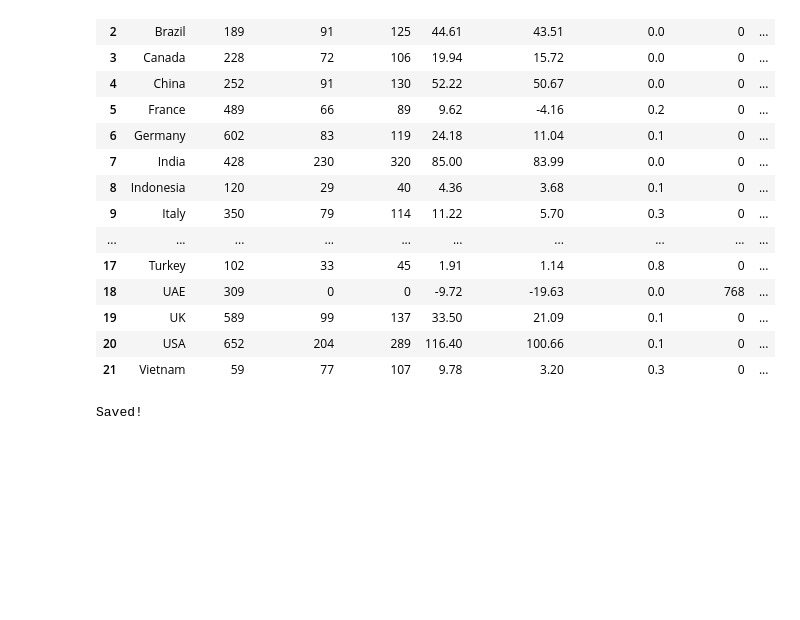
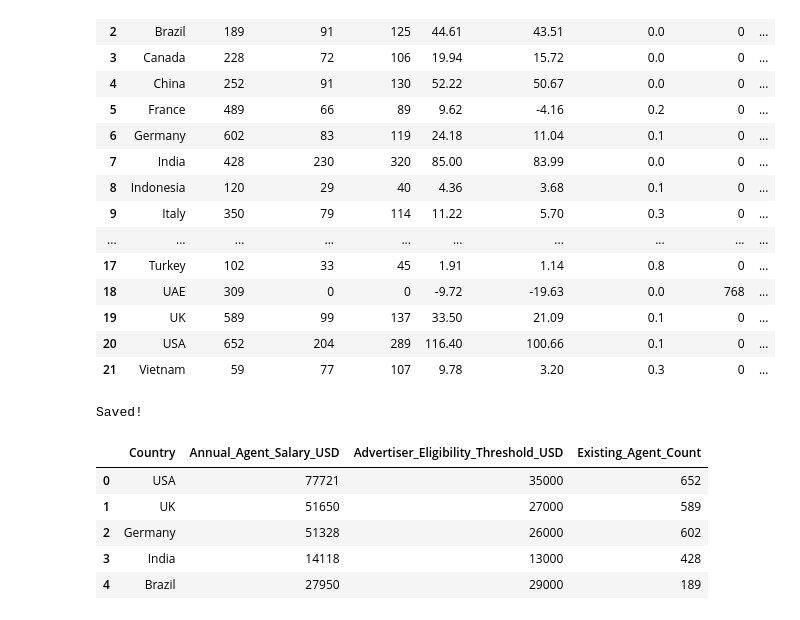
Before and after one commit to JahnaviSam/staffing-hackathon, a Jupyter notebook: analysis/simulator.ipynb, the cells around one changed output. Saved outputs shown, nothing was run; the diff lists cells and outputs as text; code cells hidden in the pictures; blank space fills up the shorter version.

```diff
--- a/analysis/simulator.ipynb
+++ b/analysis/simulator.ipynb
@@ -284,3 +284,14 @@ summary.to_csv("../data/processed/plan_summary.csv", index=False)
 print("Saved!")
 # %% [output]
 Saved!
+# %%
+countries = params.merge(staff.reset_index(), on="Country")
+countries.to_csv("../data/processed/countries.csv", index=False)
+countries.head()
+# %% [output]
+|  | Country | Annual_Agent_Salary_USD | Advertiser_Eligibility_Threshold_USD | Existing_Agent_Count |
+| 0 | USA | 77721 | 35000 | 652 |
+| 1 | UK | 51650 | 27000 | 589 |
+| 2 | Germany | 51328 | 26000 | 602 |
+| 3 | India | 14118 | 13000 | 428 |
+| 4 | Brazil | 27950 | 29000 | 189 |
```
Also changed, not shown: 6 other files.
